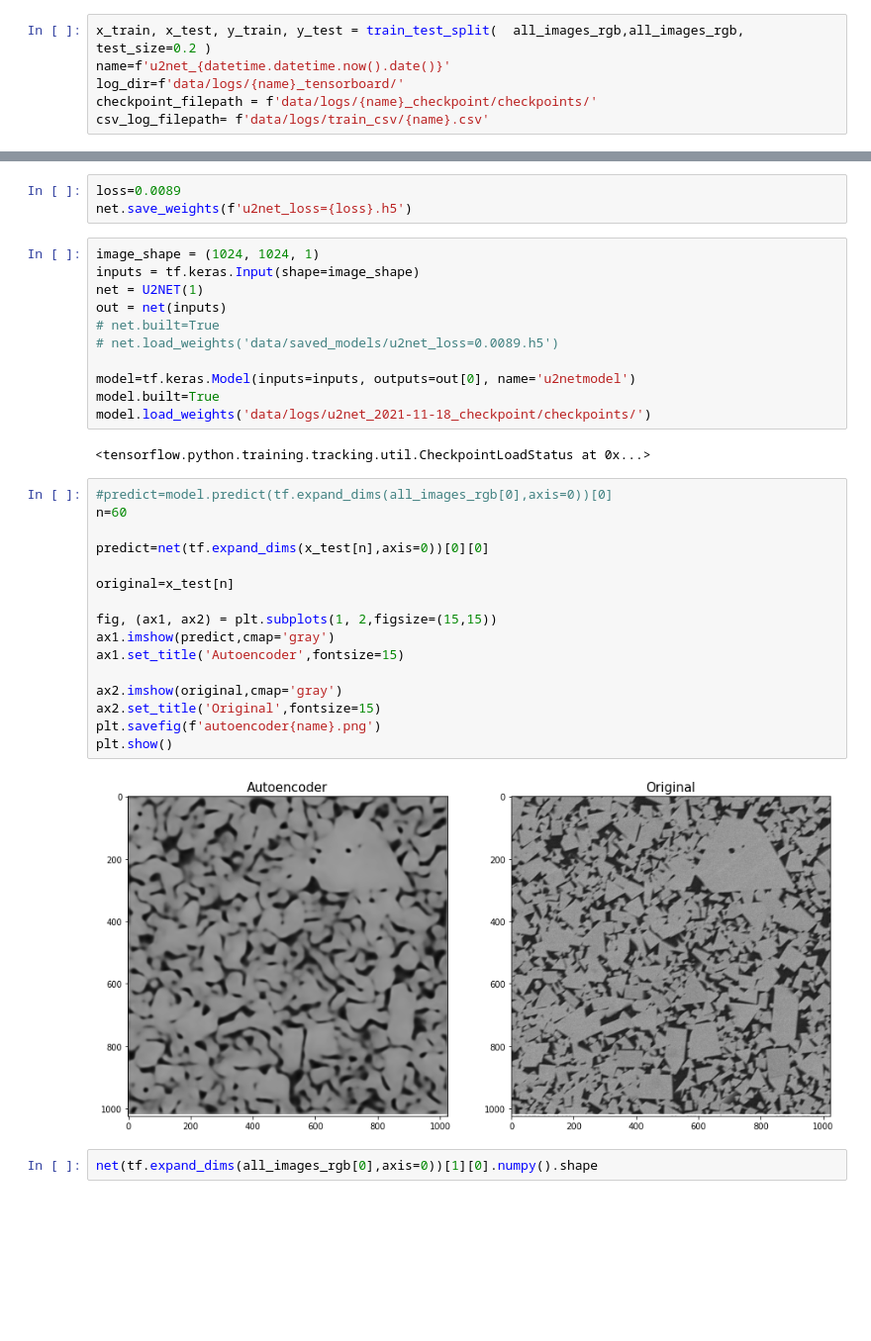
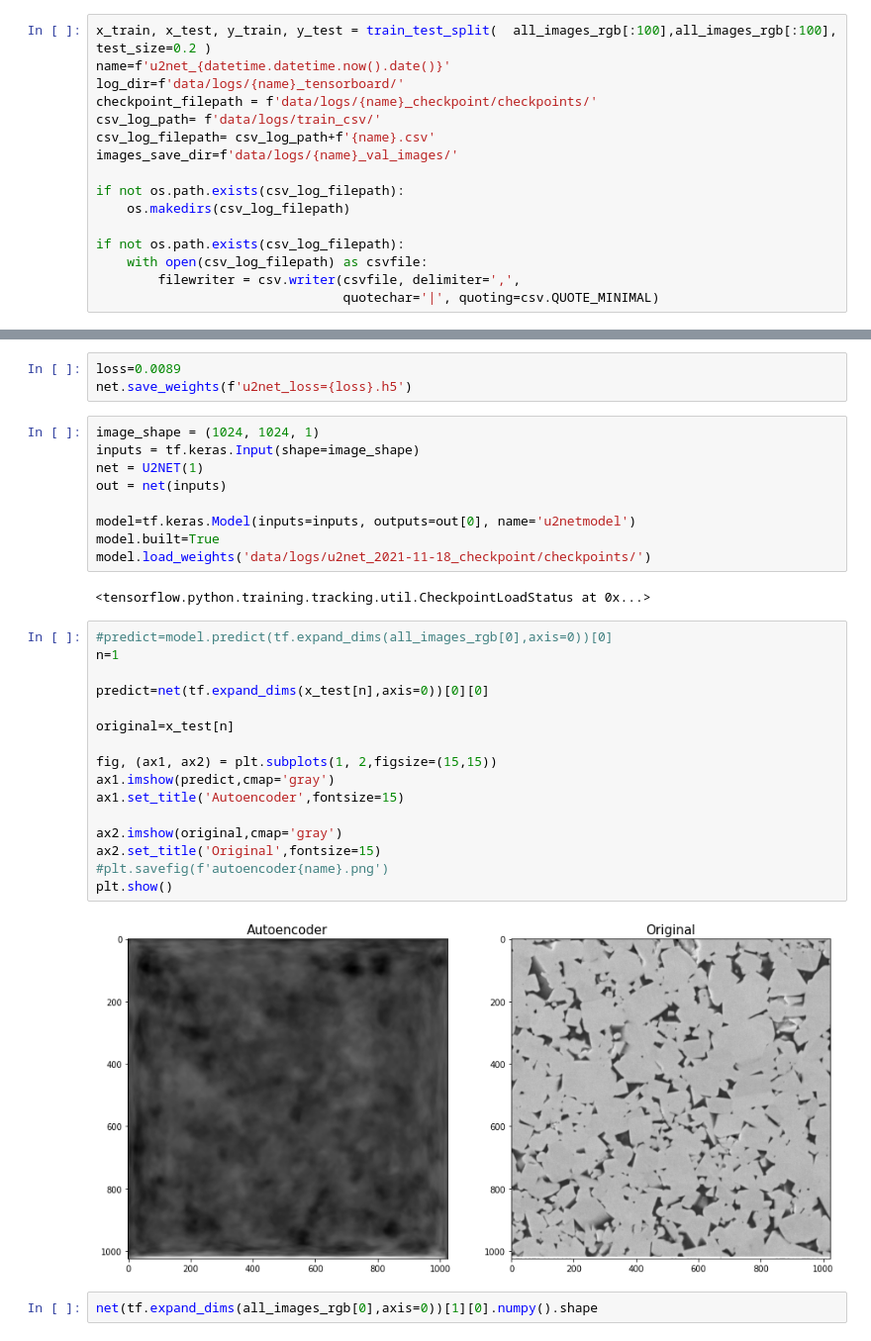
Before and after one commit to dkagramanyan/WC-Co_computer_vision, a Jupyter notebook: 06-NN.ipynb, the cells around one changed output, grey strips where cells are left out. Shown: that part at 99% size. Drawn from its saved outputs; the diff is of its cells as text; blank space fills up the shorter version.

```diff
--- a/06-NN.ipynb
+++ b/06-NN.ipynb
@@ -59,7 +81,17 @@ Number of devices: 1
 # %%
-x_train, x_test, y_train, y_test = train_test_split(  all_images_rgb,all_images_rgb, test_size=0.2 )
+x_train, x_test, y_train, y_test = train_test_split(  all_images_rgb[:100],all_images_rgb[:100], test_size=0.2 )
 name=f'u2net_{datetime.datetime.now().date()}'
 log_dir=f'data/logs/{name}_tensorboard/'
 checkpoint_filepath = f'data/logs/{name}_checkpoint/checkpoints/'
-csv_log_filepath= f'data/logs/train_csv/{name}.csv'
+csv_log_path= f'data/logs/train_csv/'
+csv_log_filepath= csv_log_path+f'{name}.csv'
+images_save_dir=f'data/logs/{name}_val_images/'
+
+if not os.path.exists(csv_log_filepath):
+    os.makedirs(csv_log_filepath)
+
+if not os.path.exists(csv_log_filepath):
+    with open(csv_log_filepath) as csvfile:
+        filewriter = csv.writer(csvfile, delimiter=',',
+                                quotechar='|', quoting=csv.QUOTE_MINIMAL)
 # %%
@@ -122,8 +141,6 @@ image_shape = (1024, 1024, 1)
 inputs = tf.keras.Input(shape=image_shape)
 net = U2NET(1)
 out = net(inputs)
-# net.built=True
-# net.load_weights('data/saved_models/u2net_loss=0.0089.h5')
 
 model=tf.keras.Model(inputs=inputs, outputs=out[0], name='u2netmodel')
 model.built=True
@@ -132,22 +149,22 @@ model.load_weights('data/logs/u2net_2021-11-18_checkpoint/checkpoints/')
 <tensorflow.python.training.tracking.util.CheckpointLoadStatus at 0x...>
 # %%
 #predict=model.predict(tf.expand_dims(all_images_rgb[0],axis=0))[0]
-n=60
+n=1
 
 predict=net(tf.expand_dims(x_test[n],axis=0))[0][0]
 
 original=x_test[n]
 
 fig, (ax1, ax2) = plt.subplots(1, 2,figsize=(15,15))
 ax1.imshow(predict,cmap='gray')
 ax1.set_title('Autoencoder',fontsize=15)
 
 ax2.imshow(original,cmap='gray')
 ax2.set_title('Original',fontsize=15)
-plt.savefig(f'autoencoder{name}.png')
+#plt.savefig(f'autoencoder{name}.png')
 plt.show()
 # %% [output]
-[figure, old version]
+[figure, new version]
 # %%
 net(tf.expand_dims(all_images_rgb[0],axis=0))[1][0].numpy().shape
 # %% [output]
```
Also changed, not shown: parts of 4 cells of this notebook, 1 other file.
